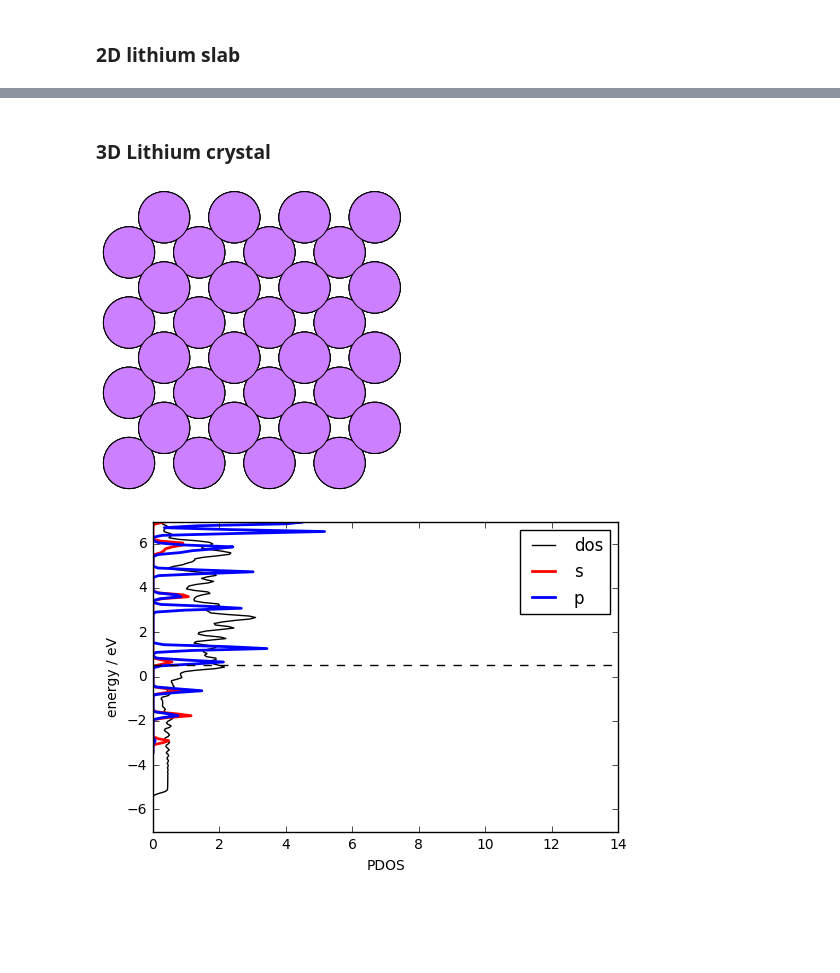
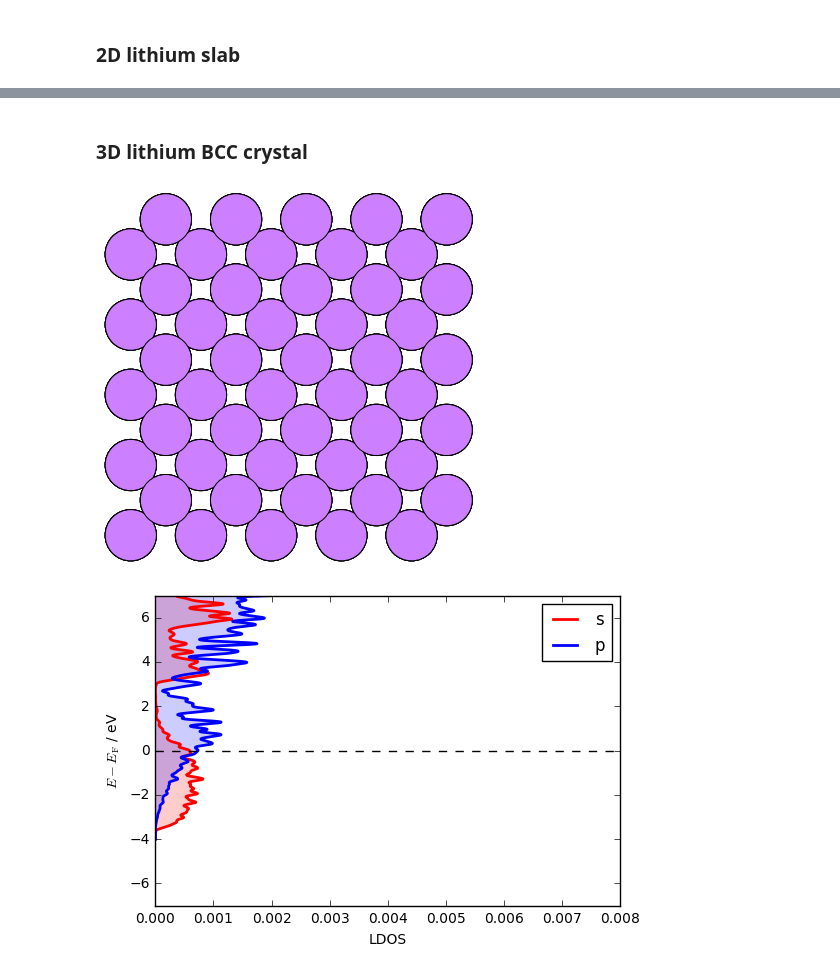
Before and after one commit to vilab-tartu/LOKT.02.048, a Jupyter notebook: week3/Li.ipynb, the cells around one changed output, grey strips where cells are left out. Drawn from its saved outputs; the diff is of its cells as text; code cells hidden in the pictures; blank space fills up the shorter version.

```diff
--- a/week3/Li.ipynb
+++ b/week3/Li.ipynb
@@ -219,48 +193,41 @@ plt.show()
 # %% [markdown]
-### 3D Lithium crystal
+### 3D lithium BCC crystal
 # %%
-Li3 = bulk("Li", "bcc", a=3.51, cubic=True)
-#Li *= (2, 2, 2)
-Li3.pbc = (True, True, True) #pbc = periodic boundary conditions
-#view(Li)
-write('Li3.png', Li3*(5,5,5))
-display(Image(filename='Li3.png'))
+#Define a lithium BCC crystal
+sys = bulk("Li", "bcc", a=3.51, cubic=True)
+sys.pbc = (True,True,True) #periodic boundary conditions
+write('Li3D.png', sys*(5,5,5))
+display(Image(filename='Li3D.png'))
 
-calcLi3 = GPAW(xc='LDA',
-               mode="lcao",
-               kpts=(16,16,16),
-               basis='dzp',
-               txt='Li3.txt')
+#Define a calculator
+calc = GPAW(xc='LDA',
+            mode='lcao',
+            kpts=(16,16,16),
+            basis='dzp',
+            txt=None)
+sys.set_calculator(calc)
+sys.get_potential_energy()
 
-Li3.set_calculator(calcLi3)
-eLi3 = Li3.get_potential_energy()
+#Get the Fermi energy
+EF = calc.get_fermi_level()
 
-#get the Fermi energy
-try:
-    efLi3 = calcLi3.get_fermi_level()
-except ValueError:
-    efLi3 = 0
-energyLi3, dosLi3 = calcLi3.get_orbital_ldos(0, spin=0, angular='sp', width=0.1)
+#Get the DOS
+en, dos = calc.get_orbital_ldos(0, spin=0, angular='sp', width=0.1, npts=2001)
+Sdos = list(np.array([0]*len(dos)) + calc.get_orbital_ldos(0, spin=0, angular='s', width=0.1, npts=2001)[1])
+Pdos = list(np.array([0]*len(dos)) + calc.get_orbital_ldos(0, spin=0, angular='p', width=0.1, npts=2001)[1])
 
-enLi3 = energyLi3
-
-Spdos_Li3 = [0] * len(dosLi3)
-Ppdos_Li3 = [0] * len(dosLi3)
-temp = calcLi3.get_orbital_ldos(0, spin=0, angular='s', width=0.1)[1]
-Spdos_Li3 = list(np.array(Spdos_Li3) + np.array(temp))
-temp = calcLi3.get_orbital_ldos(0, spin=0, angular='p', width=0.1)[1]
-Ppdos_Li3 = list(np.array(Ppdos_Li3) + np.array(temp))
-
-#plt.plot(dosLi2, enLi2, 'k-', linewidth = 1.0, label='dos')
-plt.plot(Spdos_Li3, enLi3, 'r-', linewidth = 2.0, label = 's')
-plt.plot(Ppdos_Li3, enLi3, 'b-',linewidth = 2.0, label = 'p')
-plt.axhline(y=efLi3, color='k', linestyle='--')
+#Plot the LDOS by orbitals (s and p)
+plt.plot(Sdos/np.sum(Sdos)*1, en-EF, 'r-', linewidth = 2.0, label = 's')
+plt.fill_between(Sdos/np.sum(Sdos)*1, 0, en-EF, linewidth=0, facecolor='r', alpha=0.2)
+plt.plot(Pdos/np.sum(Pdos)*3, en-EF, 'b-', linewidth = 2.0, label = 'p')
+plt.fill_between(Pdos/np.sum(Pdos)*3, 0, en-EF, linewidth=0, facecolor='b', alpha=0.2)
+plt.axhline(y=0, color='k', linestyle='--')
 
 plt.ylim(-7,7)
-plt.xlabel('PDOS')
-plt.ylabel('energy / eV')
+plt.xlabel('LDOS')
+plt.ylabel('$E - E_\mathrm{F}$ / eV')
 plt.legend(loc='best')
 plt.show()
 # %% [output]
-[figure, old version]
+[figure, new version]
-[figure, old version]
+[figure, new version]
```
Also changed, not shown: parts of 8 cells of this notebook.
